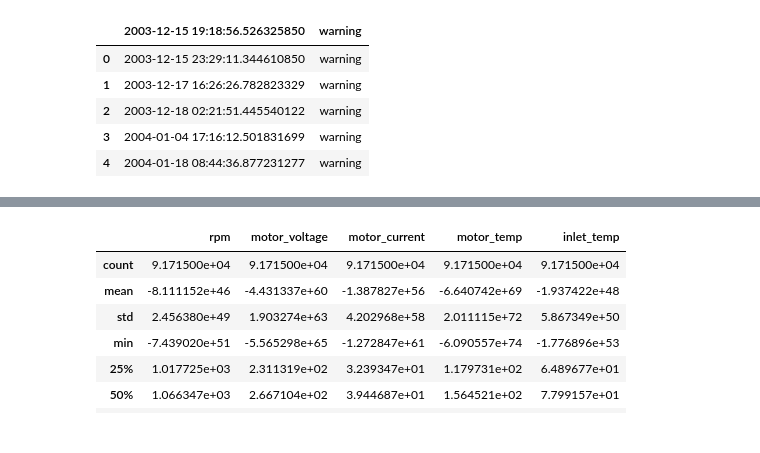
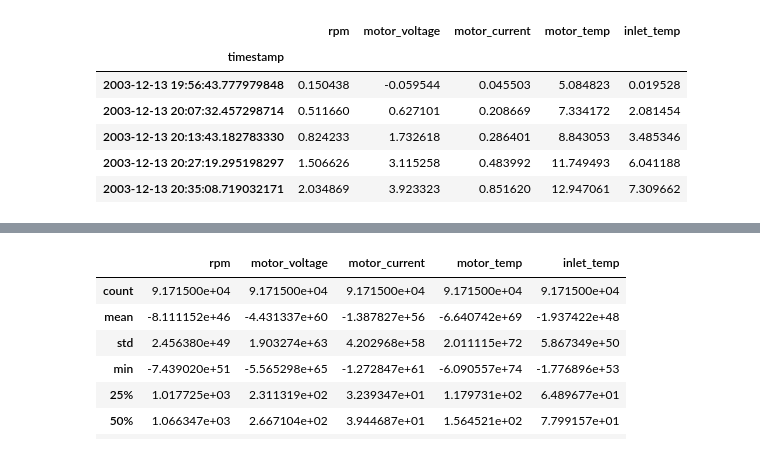
Before and after one commit to praneethtamvada/data-science-challenge, a Jupyter notebook: Datasciencechall.ipynb, the cells around one changed output, grey strips where cells are left out. Saved outputs shown, nothing was run; the diff lists cells and outputs as text; code cells hidden in the pictures.

```diff
--- a/Datasciencechall.ipynb
+++ b/Datasciencechall.ipynb
@@ -8,13 +9,13 @@ from sklearn import preprocessing
 unit = pd.read_csv(r'E:\ds chall\data-science-challenge-master\data\train\unit0000_rms.csv')
 alarm = pd.read_csv(r'E:\ds chall\data-science-challenge-master\data\train\unit0000_alarms.csv')
 # %%
-# Reading just one file to get started with
-unit.head(15)
-alarm.head(5)
+# Reading just one file to get started with....
+unit.head(5)
 # %% [output]
-|  | 2003-12-15 19:18:56.526325850 | warning |
-| 0 | 2003-12-15 23:29:11.344610850 | warning |
-| 1 | 2003-12-17 16:26:26.782823329 | warning |
-| 2 | 2003-12-18 02:21:51.445540122 | warning |
-| 3 | 2004-01-04 17:16:12.501831699 | warning |
-| 4 | 2004-01-18 08:44:36.877231277 | warning |
+|  | rpm | motor_voltage | motor_current | motor_temp | inlet_temp |
+| timestamp |  |  |  |  |  |
+| 2003-12-13 19:56:43.777979848 | 0.150438 | -0.059544 | 0.045503 | 5.084823 | 0.019528 |
+| 2003-12-13 20:07:32.457298714 | 0.511660 | 0.627101 | 0.208669 | 7.334172 | 2.081454 |
+| 2003-12-13 20:13:43.182783330 | 0.824233 | 1.732618 | 0.286401 | 8.843053 | 3.485346 |
+| 2003-12-13 20:27:19.295198297 | 1.506626 | 3.115258 | 0.483992 | 11.749493 | 6.041188 |
+| 2003-12-13 20:35:08.719032171 | 2.034869 | 3.923323 | 0.851620 | 12.947061 | 7.309662 |
```
Also changed, not shown: parts of 19 cells of this notebook, 1 other file.
